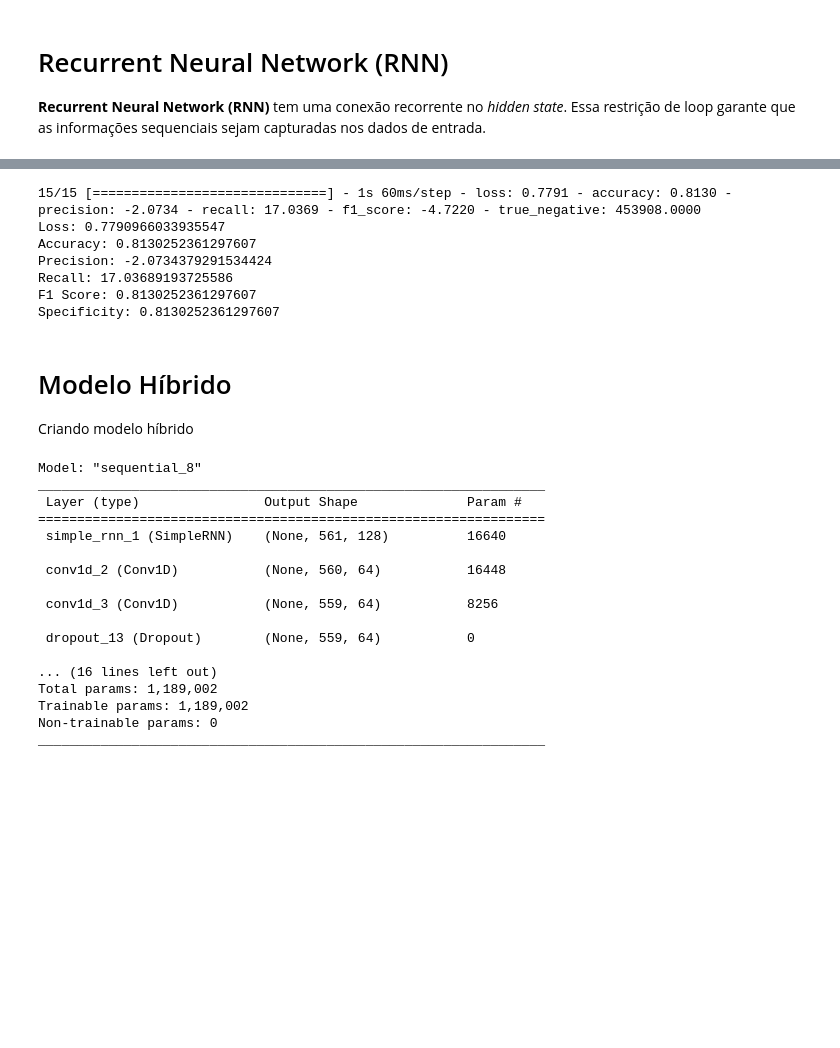
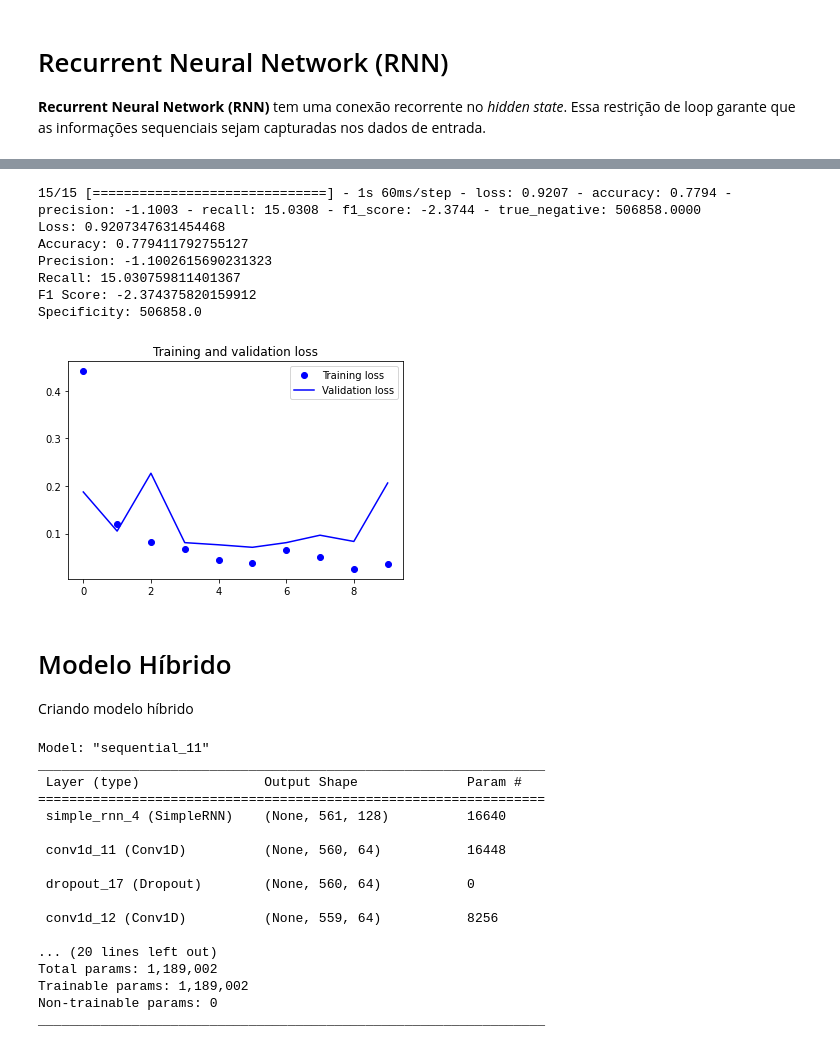
Before and after one commit to Le4o/topicos-avancados-ic, a Jupyter notebook: Avaliação_1.ipynb, the cells around one changed output, grey strips where cells are left out. Drawn from its saved outputs; the diff is of its cells as text; code cells hidden in the pictures; blank space fills up the shorter version.

```diff
--- a/Avaliação_1.ipynb
+++ b/Avaliação_1.ipynb
@@ -332,6 +370,7 @@ x_validate_rnn = x_validate[..., None]
 model_rnn2 = keras.models.Sequential()
 model_rnn2.add(keras.Input(shape=x_train_rnn.shape[1:]))
 model_rnn2.add(layers.SimpleRNN(128, return_sequences=True, activation='relu'))
+model_rnn2.add(Dropout(0.2))
 model_rnn2.add(Flatten())
 model_rnn2.add(layers.Dense(10))
 
@@ -363,7 +404,7 @@ metrics = ["accuracy",
 
 model_rnn2.compile(loss=loss, optimizer=optim, metrics=metrics)
 # %%
-model_rnn2.fit(
+history_rnn2 = model_rnn2.fit(
     x_train_rnn, y_train, validation_data=(x_validate_rnn, y_validate), batch_size=64, epochs=10
 )
 # %% [output]
@@ -402,15 +442,19 @@ Specificity: 0.9704854488372803
 # %%
 # Testa o treino apenas com a classe LAYING
-test_results = model_rnn2.evaluate(x_test_laying, y_test_laying, verbose=1)
-print(f'Loss: {test_results[0]}\nAccuracy: {test_results[1]}\nPrecision: {test_results[2]}\nRecall: {test_results[3]}\nF1 Score: {test_results[1]}\nSpecificity: {test_results[1]}')
+laying_results_rnn = model_rnn2.evaluate(x_test_laying, y_test_laying, verbose=1)
+print_metrics(laying_results_rnn)
 # %% [output]
-15/15 [==============================] - 1s 60ms/step - loss: 0.7791 - accuracy: 0.8130 - precision: -2.0734 - recall: 17.0369 - f1_score: -4.7220 - true_negative: 453908.0000
-Loss: 0.7790966033935547
-Accuracy: 0.8130252361297607
-Precision: -2.0734379291534424
-Recall: 17.03689193725586
-F1 Score: 0.8130252361297607
-Specificity: 0.8130252361297607
+15/15 [==============================] - 1s 60ms/step - loss: 0.9207 - accuracy: 0.7794 - precision: -1.1003 - recall: 15.0308 - f1_score: -2.3744 - true_negative: 506858.0000
+Loss: 0.9207347631454468
+Accuracy: 0.779411792755127
+Precision: -1.1002615690231323
+Recall: 15.030759811401367
+F1 Score: -2.374375820159912
+Specificity: 506858.0
+# %%
+plot_loss(history_rnn2, 10)
+# %% [output]
+[figure, added]
 # %% [markdown]
 # Modelo Híbrido
 Criando modelo híbrido
@@ -424,32 +468,34 @@ model_hyb.add(keras.Input(shape=x_train_rnn.shape[1:]))
 model_hyb.add(layers.SimpleRNN(128, return_sequences=True, activation='relu'))
 # Model CNN
 model_hyb.add(Conv1D(filters=64, kernel_size=2, activation='relu'))
+model_hyb.add(Dropout(0.2))
 model_hyb.add(Conv1D(filters=64, kernel_size=2, activation='relu'))
-model_hyb.add(Dropout(0.5))
+model_hyb.add(Dropout(0.2))
 model_hyb.add(MaxPooling1D(pool_size=2))
+model_hyb.add(Dropout(0.2))
 model_hyb.add(Flatten())
 # Model MLP
 model_hyb.add(Dense(64, activation='relu')) # Layer 1
-model_hyb.add(Dropout(0.5))
+model_hyb.add(Dropout(0.2))
 model_hyb.add(Dense(64, activation='relu')) # Layer 2
-model_hyb.add(Dropout(0.5))
+model_hyb.add(Dropout(0.2))
 model_hyb.add(Dense(10, activation='softmax'))
 
 model_hyb.summary()
 # %% [output]
-Model: "sequential_8"
+Model: "sequential_11"
 _________________________________________________________________
  Layer (type)                Output Shape              Param #
 =================================================================
- simple_rnn_1 (SimpleRNN)    (None, 561, 128)          16640
+ simple_rnn_4 (SimpleRNN)    (None, 561, 128)          16640
 
- conv1d_2 (Conv1D)           (None, 560, 64)           16448
+ conv1d_11 (Conv1D)          (None, 560, 64)           16448
 
- conv1d_3 (Conv1D)           (None, 559, 64)           8256
+ dropout_17 (Dropout)        (None, 560, 64)           0
 
- dropout_13 (Dropout)        (None, 559, 64)           0
+ conv1d_12 (Conv1D)          (None, 559, 64)           8256
 
-... (16 lines left out)
+... (20 lines left out)
 Total params: 1,189,002
 Trainable params: 1,189,002
 Non-trainable params: 0
```
Also changed, not shown: parts of 24 cells of this notebook.
